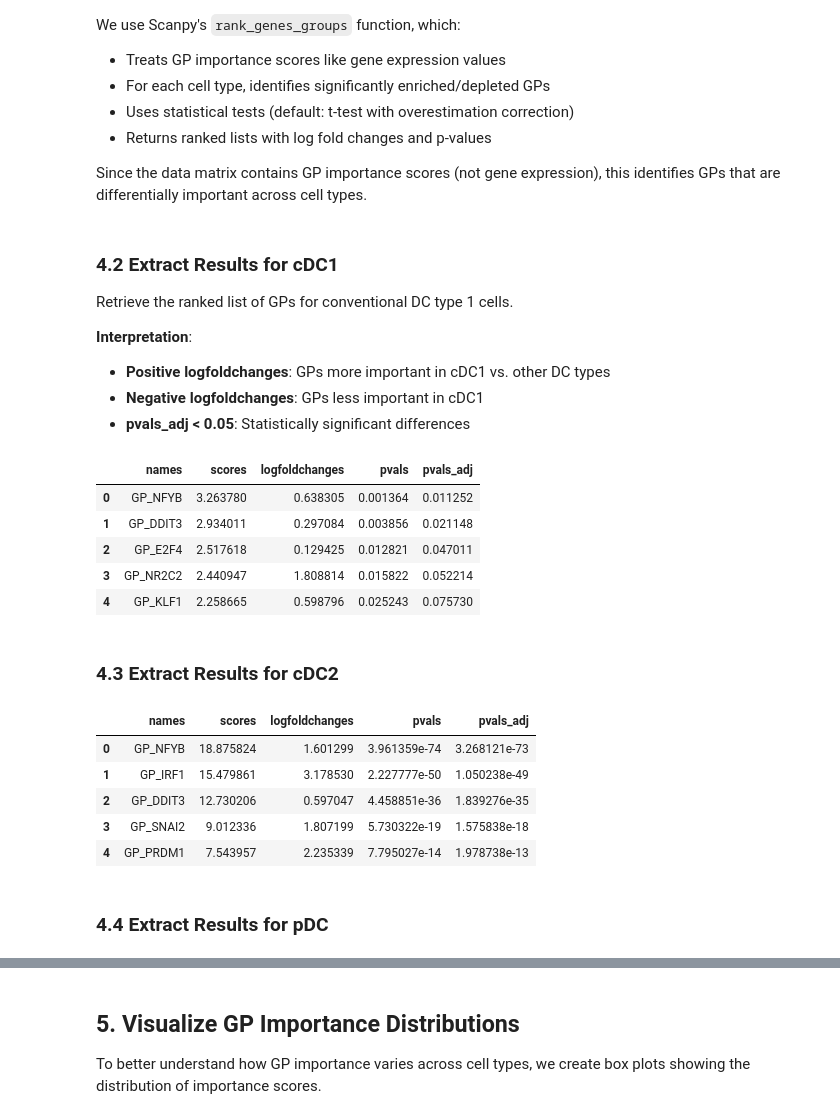
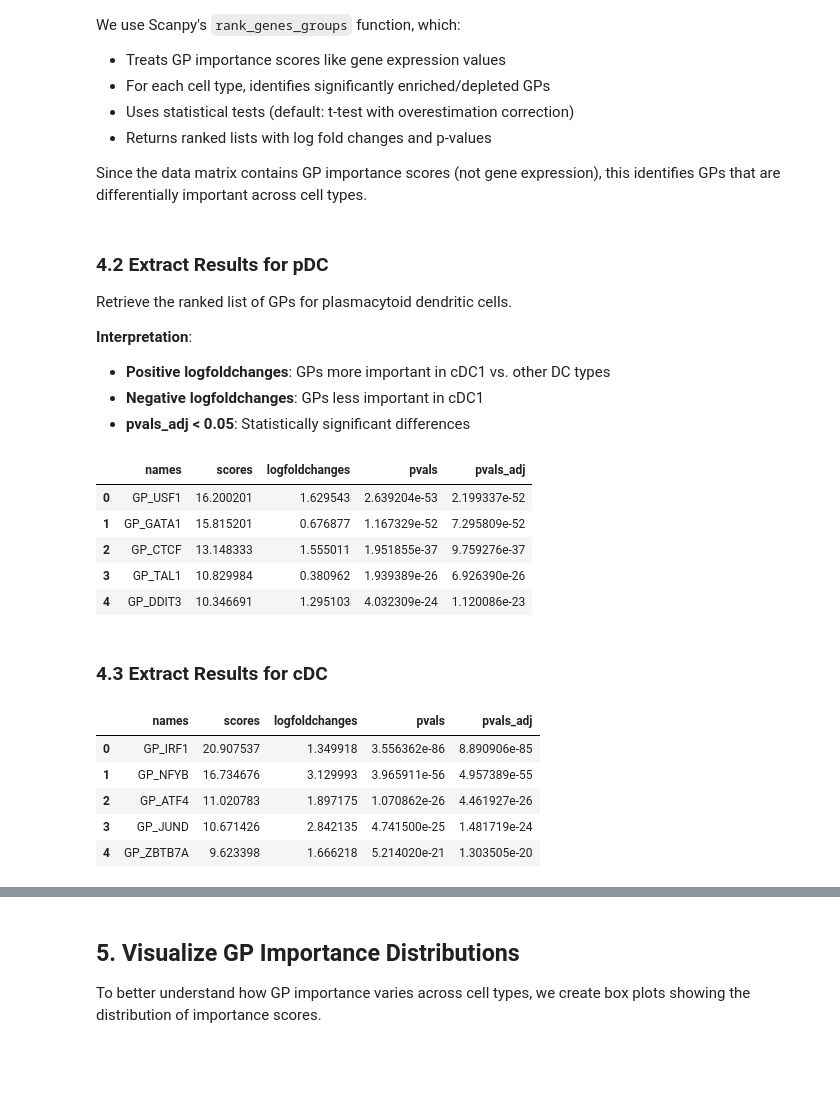
Before and after one commit to Lotfollahi-lab/tripso, a Jupyter notebook: docs/getting-started/tutorials/05_calculate_gp_importance_scores.ipynb, the cells around one changed output, grey strips where cells are left out. Drawn from its saved outputs; the diff is of its cells as text; code cells hidden in the pictures; blank space fills up the shorter version.

```diff
--- a/docs/getting-started/tutorials/05_calculate_gp_importance_scores.ipynb
+++ b/docs/getting-started/tutorials/05_calculate_gp_importance_scores.ipynb
@@ -42,14 +42,14 @@ The ablation analysis generates AnnData objects where:
 # Load GP importance scores from ablation analysis
 # The ablation process masks each GP and measures reconstruction loss change
 
-# Option 1: Load and combine all data splits
-train = sc.read_h5ad('output_global/ablation/with_gp_ablation/train_set.h5ad')
-val = sc.read_h5ad('output_global/ablation/with_gp_ablation/val_set.h5ad')
-test = sc.read_h5ad('output_global/ablation/with_gp_ablation/test_set.h5ad')
-adata = ad.concat([train, val, test])
+# # Option 1: Load and combine all data splits
+# train = sc.read_h5ad('output_global/ablation/with_gp_ablation/train_set.h5ad')
+# val = sc.read_h5ad('output_global/ablation/with_gp_ablation/val_set.h5ad')
+# test = sc.read_h5ad('output_global/ablation/with_gp_ablation/test_set.h5ad')
+# adata = ad.concat([train, val, test])
 
 # Option 2: Load only test set for faster tutorial execution (commented out)
-# adata = sc.read_h5ad('output_global/ablation/with_gp_ablation/test_set.h5ad')
+adata = sc.read_h5ad('output_global/ablation/with_gp_ablation/test_set.h5ad')
 
 adata
 # %% [output]
@@ -70,9 +69,8 @@ In the next steps, we will look at which **genes** drive these differences.
 # %%
 # Subset to three dendritic cell subtypes for differential analysis
 dc = adata[
-    adata.obs['cell_type'].isin(['22_pDC',    # Plasmacytoid dendritic cells
-                                  '24_cDC1',   # Conventional DC type 1
-                                  '25_cDC2',   # Conventional DC type 2
+    adata.obs['AuthorCellType_Broad'].isin(['pDC',    # Plasmacytoid dendritic cells
+                                 'cDC',   # Conventional dendritic cell
                                  ])
 ]
 dc
@@ -102,8 +100,8 @@ sc.tl.rank_genes_groups(
 )
 # %% [markdown]
-### 4.2 Extract Results for cDC1
+### 4.2 Extract Results for pDC
 
-Retrieve the ranked list of GPs for conventional DC type 1 cells.
+Retrieve the ranked list of GPs for plasmacytoid dendritic cells.
 
 **Interpretation**:
 - **Positive logfoldchanges**: GPs more important in cDC1 vs. other DC types
@@ -111,31 +109,29 @@ Retrieve the ranked list of GPs for conventional DC type 1 cells.
 - **pvals_adj < 0.05**: Statistically significant differences
 # %%
 # Get differential GP results for cDC1
-cdc1 = sc.get.rank_genes_groups_df(dc, group='24_cDC1')
+pdc = sc.get.rank_genes_groups_df(dc, group='pDC')
 
 # Show top GPs enriched in cDC1 (positive log fold change, significant)
-cdc1.head()
+pdc.head()
 # %% [output]
 |  | names | scores | logfoldchanges | pvals | pvals_adj |
-| 0 | GP_NFYB | 3.263780 | 0.638305 | 0.001364 | 0.011252 |
-| 1 | GP_DDIT3 | 2.934011 | 0.297084 | 0.003856 | 0.021148 |
-| 2 | GP_E2F4 | 2.517618 | 0.129425 | 0.012821 | 0.047011 |
-| 3 | GP_NR2C2 | 2.440947 | 1.808814 | 0.015822 | 0.052214 |
-| 4 | GP_KLF1 | 2.258665 | 0.598796 | 0.025243 | 0.075730 |
+| 0 | GP_USF1 | 16.200201 | 1.629543 | 2.639204e-53 | 2.199337e-52 |
+| 1 | GP_GATA1 | 15.815201 | 0.676877 | 1.167329e-52 | 7.295809e-52 |
+| 2 | GP_CTCF | 13.148333 | 1.555011 | 1.951855e-37 | 9.759276e-37 |
+| 3 | GP_TAL1 | 10.829984 | 0.380962 | 1.939389e-26 | 6.926390e-26 |
+| 4 | GP_DDIT3 | 10.346691 | 1.295103 | 4.032309e-24 | 1.120086e-23 |
 # %% [markdown]
-### 4.3 Extract Results for cDC2
+### 4.3 Extract Results for cDC
 # %%
 # Get differential GP results for cDC2
-cdc2 = sc.get.rank_genes_groups_df(dc, group='25_cDC2')
+cdc = sc.get.rank_genes_groups_df(dc, group='cDC')
 
 # Display top results
-cdc2.head()
+cdc.head()
 # %% [output]
 |  | names | scores | logfoldchanges | pvals | pvals_adj |
-| 0 | GP_NFYB | 18.875824 | 1.601299 | 3.961359e-74 | 3.268121e-73 |
-| 1 | GP_IRF1 | 15.479861 | 3.178530 | 2.227777e-50 | 1.050238e-49 |
-| 2 | GP_DDIT3 | 12.730206 | 0.597047 | 4.458851e-36 | 1.839276e-35 |
-| 3 | GP_SNAI2 | 9.012336 | 1.807199 | 5.730322e-19 | 1.575838e-18 |
-| 4 | GP_PRDM1 | 7.543957 | 2.235339 | 7.795027e-14 | 1.978738e-13 |
+| 0 | GP_IRF1 | 20.907537 | 1.349918 | 3.556362e-86 | 8.890906e-85 |
+| 1 | GP_NFYB | 16.734676 | 3.129993 | 3.965911e-56 | 4.957389e-55 |
+| 2 | GP_ATF4 | 11.020783 | 1.897175 | 1.070862e-26 | 4.461927e-26 |
+| 3 | GP_JUND | 10.671426 | 2.842135 | 4.741500e-25 | 1.481719e-24 |
+| 4 | GP_ZBTB7A | 9.623398 | 1.666218 | 5.214020e-21 | 1.303505e-20 |
-# %% [markdown]
-### 4.4 Extract Results for pDC
```
Also changed, not shown: parts of 8 cells of this notebook, 21 other files.
